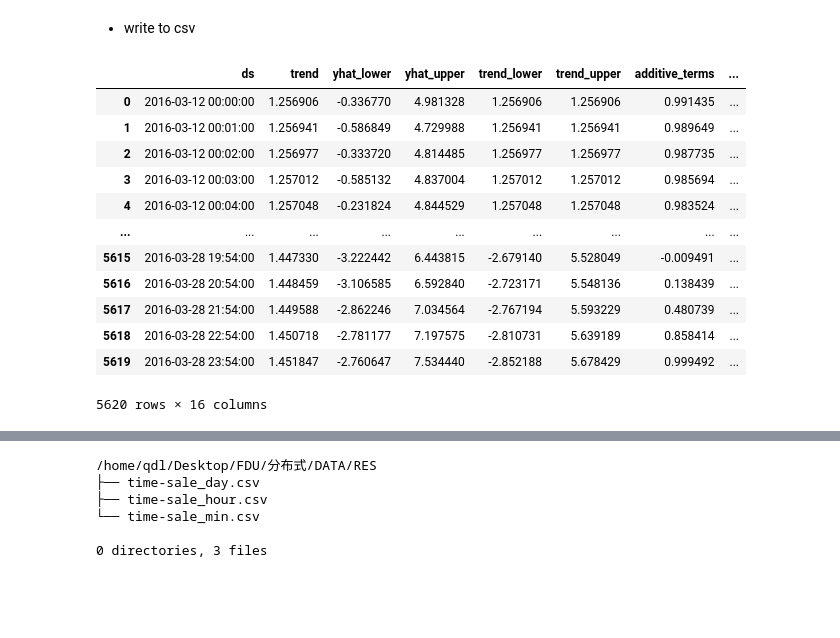
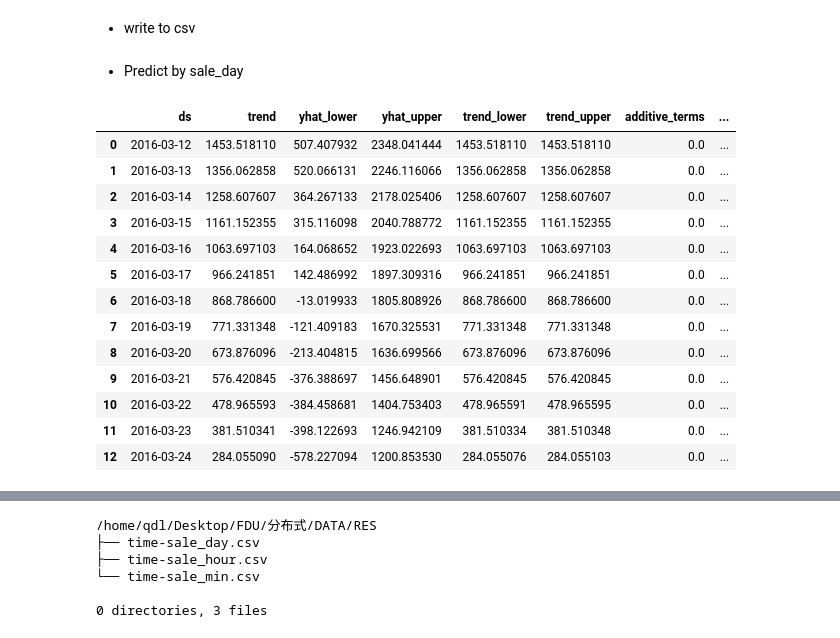
Before and after one commit to MaxLEAF3824/jdata_hadoop, a Jupyter notebook: src/main/python/TS-predict.ipynb, the cells around one changed output, grey strips where cells are left out. Saved outputs shown, nothing was run; the diff lists cells and outputs as text; code cells hidden in the pictures; blank space fills up the shorter version.

```diff
--- a/src/main/python/TS-predict.ipynb
+++ b/src/main/python/TS-predict.ipynb
@@ -93,18 +91,22 @@ RES_PATH = ROOT / 'RES'
 RES_PATH.mkdir(exist_ok=True)
 for ts, forecast in zip(timeseries, forecasts):
     forecast.to_csv(RES_PATH / f'{ts}.csv')
-forecast
-# %% [output]
-|  | ds | trend | yhat_lower | yhat_upper | trend_lower | trend_upper | additive_terms | ... |
-| 0 | 2016-03-12 00:00:00 | 1.256906 | -0.336770 | 4.981328 | 1.256906 | 1.256906 | 0.991435 | ... |
-| 1 | 2016-03-12 00:01:00 | 1.256941 | -0.586849 | 4.729988 | 1.256941 | 1.256941 | 0.989649 | ... |
-| 2 | 2016-03-12 00:02:00 | 1.256977 | -0.333720 | 4.814485 | 1.256977 | 1.256977 | 0.987735 | ... |
-| 3 | 2016-03-12 00:03:00 | 1.257012 | -0.585132 | 4.837004 | 1.257012 | 1.257012 | 0.985694 | ... |
-| 4 | 2016-03-12 00:04:00 | 1.257048 | -0.231824 | 4.844529 | 1.257048 | 1.257048 | 0.983524 | ... |
-| ... | ... | ... | ... | ... | ... | ... | ... | ... |
-| 5615 | 2016-03-28 19:54:00 | 1.447330 | -3.222442 | 6.443815 | -2.679140 | 5.528049 | -0.009491 | ... |
-| 5616 | 2016-03-28 20:54:00 | 1.448459 | -3.106585 | 6.592840 | -2.723171 | 5.548136 | 0.138439 | ... |
-| 5617 | 2016-03-28 21:54:00 | 1.449588 | -2.862246 | 7.034564 | -2.767194 | 5.593229 | 0.480739 | ... |
-| 5618 | 2016-03-28 22:54:00 | 1.450718 | -2.781177 | 7.197575 | -2.810731 | 5.639189 | 0.858414 | ... |
-| 5619 | 2016-03-28 23:54:00 | 1.451847 | -2.760647 | 7.534440 | -2.852188 | 5.678429 | 0.999492 | ... |
-5620 rows × 16 columns
+# %% [markdown]
+- Predict by sale_day
+# %%
+forecasts[0]
+# %% [output]
+|  | ds | trend | yhat_lower | yhat_upper | trend_lower | trend_upper | additive_terms | ... |
+| 0 | 2016-03-12 | 1453.518110 | 507.407932 | 2348.041444 | 1453.518110 | 1453.518110 | 0.0 | ... |
+| 1 | 2016-03-13 | 1356.062858 | 520.066131 | 2246.116066 | 1356.062858 | 1356.062858 | 0.0 | ... |
+| 2 | 2016-03-14 | 1258.607607 | 364.267133 | 2178.025406 | 1258.607607 | 1258.607607 | 0.0 | ... |
+| 3 | 2016-03-15 | 1161.152355 | 315.116098 | 2040.788772 | 1161.152355 | 1161.152355 | 0.0 | ... |
+| 4 | 2016-03-16 | 1063.697103 | 164.068652 | 1923.022693 | 1063.697103 | 1063.697103 | 0.0 | ... |
+| 5 | 2016-03-17 | 966.241851 | 142.486992 | 1897.309316 | 966.241851 | 966.241851 | 0.0 | ... |
+| 6 | 2016-03-18 | 868.786600 | -13.019933 | 1805.808926 | 868.786600 | 868.786600 | 0.0 | ... |
+| 7 | 2016-03-19 | 771.331348 | -121.409183 | 1670.325531 | 771.331348 | 771.331348 | 0.0 | ... |
+| 8 | 2016-03-20 | 673.876096 | -213.404815 | 1636.699566 | 673.876096 | 673.876096 | 0.0 | ... |
+| 9 | 2016-03-21 | 576.420845 | -376.388697 | 1456.648901 | 576.420845 | 576.420845 | 0.0 | ... |
+| 10 | 2016-03-22 | 478.965593 | -384.458681 | 1404.753403 | 478.965591 | 478.965595 | 0.0 | ... |
+| 11 | 2016-03-23 | 381.510341 | -398.122693 | 1246.942109 | 381.510334 | 381.510348 | 0.0 | ... |
+| 12 | 2016-03-24 | 284.055090 | -578.227094 | 1200.853530 | 284.055076 | 284.055103 | 0.0 | ... |
```
Also changed, not shown: parts of 7 cells of this notebook, 6 other files.
